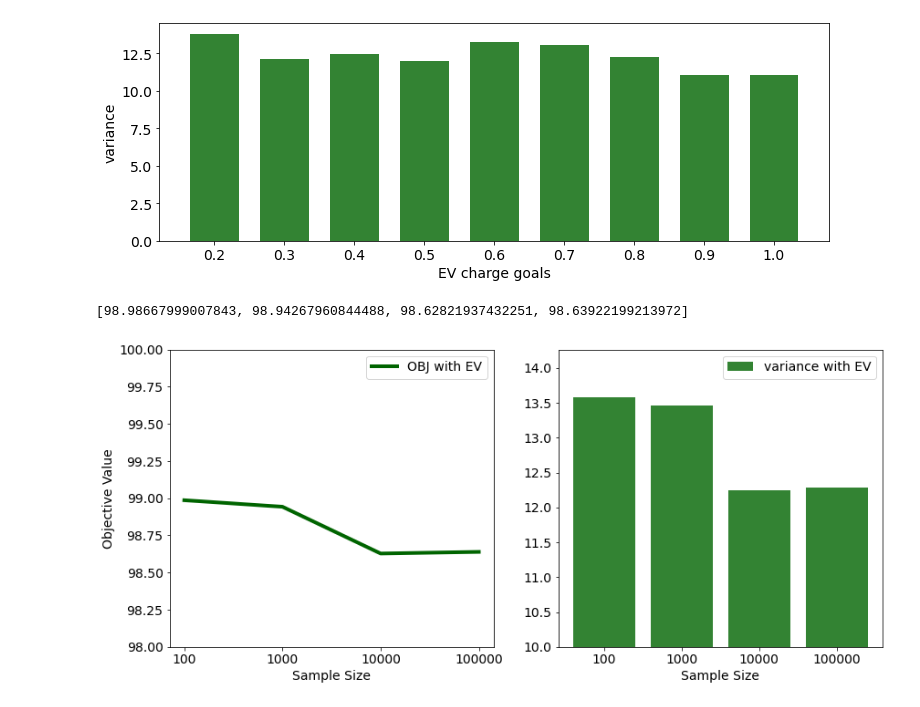
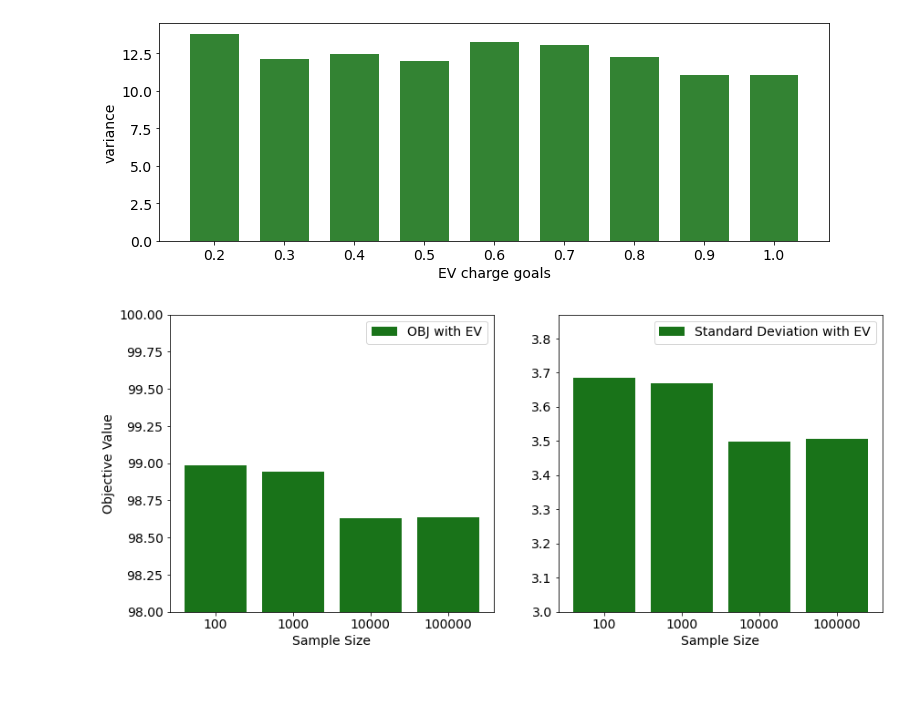
Before and after one commit to rockstaedt/ses_opt, a Jupyter notebook: Milestone_4/2_src/comp_time_plot.ipynb, the cells around one changed output. Drawn from its saved outputs; the diff is of its cells as text; code cells hidden in the pictures.

```diff
--- a/Milestone_4/2_src/comp_time_plot.ipynb
+++ b/Milestone_4/2_src/comp_time_plot.ipynb
@@ -181,39 +228,36 @@ fig3.savefig(
 ### TASK 5 ########
 ### Means & Var ###
 ###################
-mean5
-# %% [output]
-[98.98667999007843, 98.94267960844488, 98.62821937432251, 98.63922199213972]
 # %%
 task = 5
 tech = 'av_sampling'
 sample_sizes = [100, 1000, 10000, 100000]
 mean5 = []
 vars5 = []
 for s in sample_sizes:
     df = pd.read_csv(os.path.join(results_path,'stochastic','task_'+str(task),tech,str(s),'testing','mean_var_0.8_1000.csv'))
     mean5.append(df.iloc[0,0])
     vars5.append(df.iloc[0,1])
 
 fig4,(ax1,ax2) = plt.subplots(1,2,figsize=(14,6))
 
-ax1.plot(['100','1000','10000','100000'],mean5,label='OBJ with EV',color='darkgreen',alpha=1, linewidth = 4)
+ax1.bar(['100','1000','10000','100000'],mean5,label='OBJ with EV',color='darkgreen',alpha=0.9)
 ax1.set_ylim(bottom = 98,top = 100)
 
 ax1.set_xlabel('Sample Size')
 ax1.set_ylabel('Objective Value')
 ax1.legend(loc = 1)
 
-ax2.bar(['100','1000','10000','100000'],vars5,label = 'variance with EV',color='darkgreen',alpha=0.8)
-ax2.set_ylim(bottom=10)
+ax2.bar(['100','1000','10000','100000'],np.sqrt(np.array(vars5)),label = 'Standard Deviation with EV',color='darkgreen',alpha=0.9)
+ax2.set_ylim(bottom=3)
 ax2.set_xlabel('Sample Size')
 ax2.legend(loc = 1)
 
 
 fig4.savefig(
         os.path.join(saving_path, 'task5_a.png'),
         dpi=dpi,
         bbox_inches='tight'
     );
 # %% [output]
-[figure, old version]
+[figure, new version]
```
Also changed, not shown: parts of 2 cells of this notebook, 3 other files.
